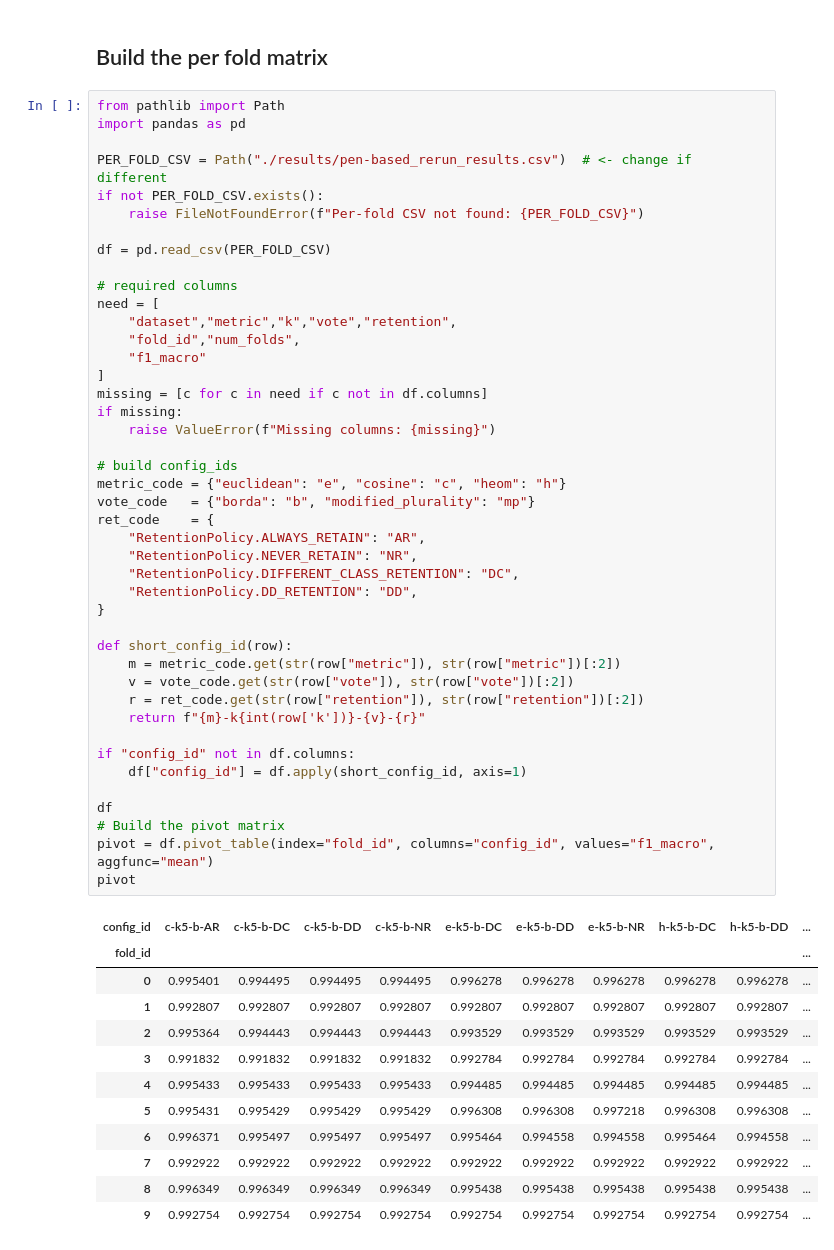
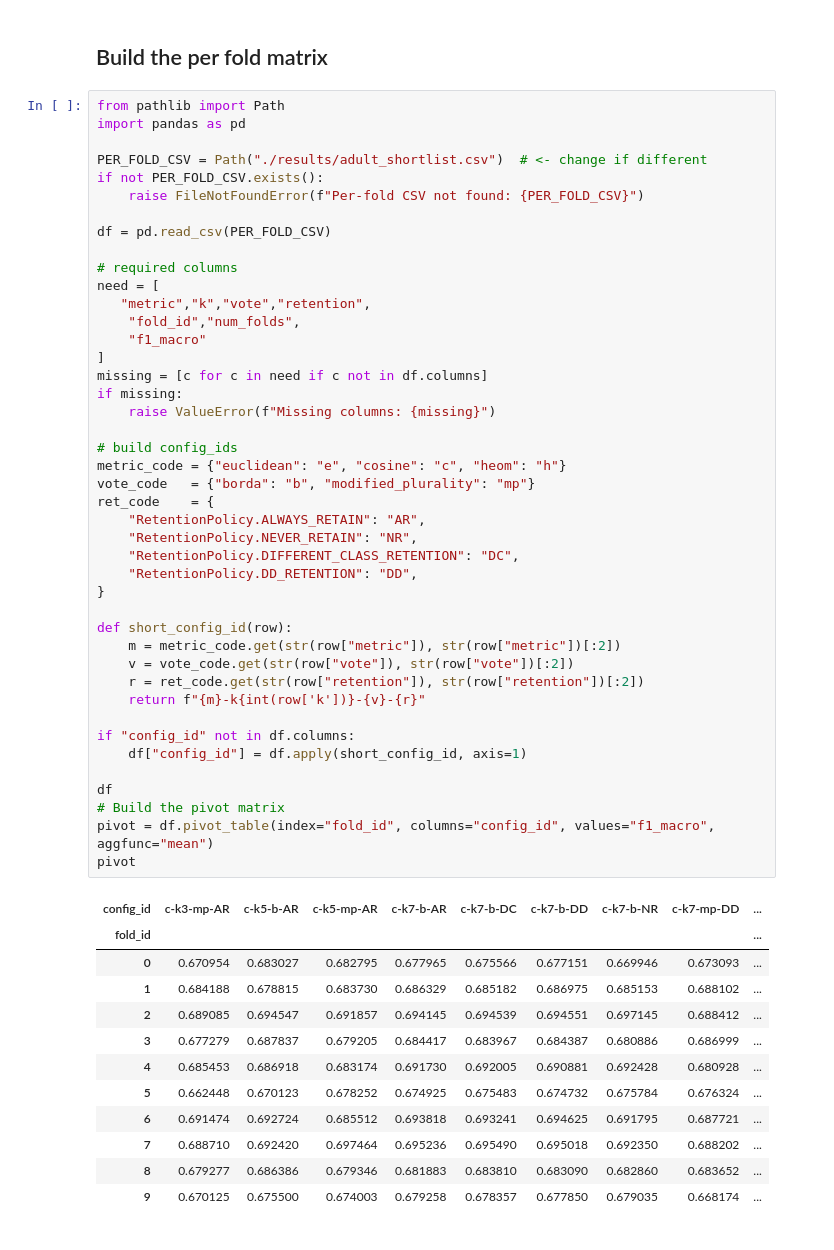
Before and after one commit to eliasubz/ML_Techniques, a Jupyter notebook: src/statistical_analysis.ipynb, the cells around one changed output. Cells and saved outputs as stored; diff of their text form.

```diff
--- a/src/statistical_analysis.ipynb
+++ b/src/statistical_analysis.ipynb
@@ -7,7 +7,7 @@
 from pathlib import Path
 import pandas as pd
 
-PER_FOLD_CSV = Path("./results/pen-based_rerun_results.csv")  # <- change if different
+PER_FOLD_CSV = Path("./results/adult_shortlist.csv")  # <- change if different
 if not PER_FOLD_CSV.exists():
     raise FileNotFoundError(f"Per-fold CSV not found: {PER_FOLD_CSV}")
 
@@ -15,50 +15,50 @@ df = pd.read_csv(PER_FOLD_CSV)
 
 # required columns
 need = [
-    "dataset","metric","k","vote","retention",
+   "metric","k","vote","retention",
     "fold_id","num_folds",
     "f1_macro"
 ]
 missing = [c for c in need if c not in df.columns]
 if missing:
     raise ValueError(f"Missing columns: {missing}")
 
 # build config_ids
 metric_code = {"euclidean": "e", "cosine": "c", "heom": "h"}
 vote_code   = {"borda": "b", "modified_plurality": "mp"}
 ret_code    = {
     "RetentionPolicy.ALWAYS_RETAIN": "AR",
     "RetentionPolicy.NEVER_RETAIN": "NR",
     "RetentionPolicy.DIFFERENT_CLASS_RETENTION": "DC",
     "RetentionPolicy.DD_RETENTION": "DD",
 }
 
 def short_config_id(row):
     m = metric_code.get(str(row["metric"]), str(row["metric"])[:2])
     v = vote_code.get(str(row["vote"]), str(row["vote"])[:2])
     r = ret_code.get(str(row["retention"]), str(row["retention"])[:2])
     return f"{m}-k{int(row['k'])}-{v}-{r}"
 
 if "config_id" not in df.columns:
     df["config_id"] = df.apply(short_config_id, axis=1)
 
 df
 # Build the pivot matrix
 pivot = df.pivot_table(index="fold_id", columns="config_id", values="f1_macro", aggfunc="mean")
 pivot
 # %% [output]
-| config_id | c-k5-b-AR | c-k5-b-DC | c-k5-b-DD | c-k5-b-NR | e-k5-b-DC | e-k5-b-DD | e-k5-b-NR | h-k5-b-DC | h-k5-b-DD | ... |
-| fold_id |  |  |  |  |  |  |  |  |  | ... |
-| 0 | 0.995401 | 0.994495 | 0.994495 | 0.994495 | 0.996278 | 0.996278 | 0.996278 | 0.996278 | 0.996278 | ... |
-| 1 | 0.992807 | 0.992807 | 0.992807 | 0.992807 | 0.992807 | 0.992807 | 0.992807 | 0.992807 | 0.992807 | ... |
-| 2 | 0.995364 | 0.994443 | 0.994443 | 0.994443 | 0.993529 | 0.993529 | 0.993529 | 0.993529 | 0.993529 | ... |
-| 3 | 0.991832 | 0.991832 | 0.991832 | 0.991832 | 0.992784 | 0.992784 | 0.992784 | 0.992784 | 0.992784 | ... |
-| 4 | 0.995433 | 0.995433 | 0.995433 | 0.995433 | 0.994485 | 0.994485 | 0.994485 | 0.994485 | 0.994485 | ... |
-| 5 | 0.995431 | 0.995429 | 0.995429 | 0.995429 | 0.996308 | 0.996308 | 0.997218 | 0.996308 | 0.996308 | ... |
-| 6 | 0.996371 | 0.995497 | 0.995497 | 0.995497 | 0.995464 | 0.994558 | 0.994558 | 0.995464 | 0.994558 | ... |
-| 7 | 0.992922 | 0.992922 | 0.992922 | 0.992922 | 0.992922 | 0.992922 | 0.992922 | 0.992922 | 0.992922 | ... |
-| 8 | 0.996349 | 0.996349 | 0.996349 | 0.996349 | 0.995438 | 0.995438 | 0.995438 | 0.995438 | 0.995438 | ... |
-| 9 | 0.992754 | 0.992754 | 0.992754 | 0.992754 | 0.992754 | 0.992754 | 0.992754 | 0.992754 | 0.992754 | ... |
+| config_id | c-k3-mp-AR | c-k5-b-AR | c-k5-mp-AR | c-k7-b-AR | c-k7-b-DC | c-k7-b-DD | c-k7-b-NR | c-k7-mp-DD | ... |
+| fold_id |  |  |  |  |  |  |  |  | ... |
+| 0 | 0.670954 | 0.683027 | 0.682795 | 0.677965 | 0.675566 | 0.677151 | 0.669946 | 0.673093 | ... |
+| 1 | 0.684188 | 0.678815 | 0.683730 | 0.686329 | 0.685182 | 0.686975 | 0.685153 | 0.688102 | ... |
+| 2 | 0.689085 | 0.694547 | 0.691857 | 0.694145 | 0.694539 | 0.694551 | 0.697145 | 0.688412 | ... |
+| 3 | 0.677279 | 0.687837 | 0.679205 | 0.684417 | 0.683967 | 0.684387 | 0.680886 | 0.686999 | ... |
+| 4 | 0.685453 | 0.686918 | 0.683174 | 0.691730 | 0.692005 | 0.690881 | 0.692428 | 0.680928 | ... |
+| 5 | 0.662448 | 0.670123 | 0.678252 | 0.674925 | 0.675483 | 0.674732 | 0.675784 | 0.676324 | ... |
+| 6 | 0.691474 | 0.692724 | 0.685512 | 0.693818 | 0.693241 | 0.694625 | 0.691795 | 0.687721 | ... |
+| 7 | 0.688710 | 0.692420 | 0.697464 | 0.695236 | 0.695490 | 0.695018 | 0.692350 | 0.688202 | ... |
+| 8 | 0.679277 | 0.686386 | 0.679346 | 0.681883 | 0.683810 | 0.683090 | 0.682860 | 0.683652 | ... |
+| 9 | 0.670125 | 0.675500 | 0.674003 | 0.679258 | 0.678357 | 0.677850 | 0.679035 | 0.668174 | ... |
 # %%
 # rank within each fold
 ranks = pivot.rank(axis=1, ascending=False, method="average")  # ties get average rank
```
Also changed, not shown: parts of 5 cells of this notebook, 4 other files.
